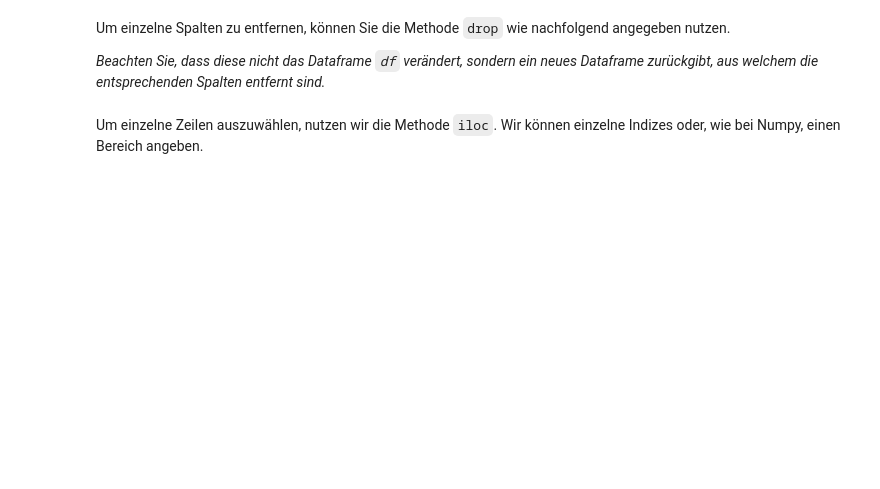
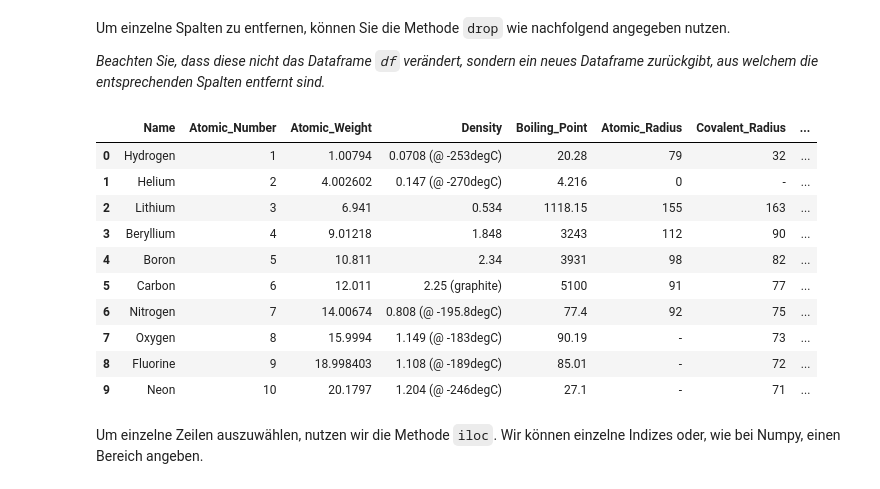
Before and after one commit to fflopsi/datenanalyse, a Jupyter notebook: exercises/12/Aufgabenblatt 12.ipynb, the cells around one changed output. Drawn from its saved outputs; the diff is of its cells as text; code cells hidden in the pictures; blank space fills up the shorter version.

```diff
--- a/exercises/12/Aufgabenblatt 12.ipynb
+++ b/exercises/12/Aufgabenblatt 12.ipynb
@@ -39,6 +77,19 @@ Um einzelne Spalten zu entfernen, können Sie die Methode `drop` wie nachfolgend
 *Beachten Sie, dass diese nicht das Dataframe `df` verändert, sondern ein neues Dataframe zurückgibt, aus welchem die entsprechenden Spalten entfernt sind.*
 # %%
 df_with_dropped_column = df.drop(["Symbol", "Melting_Point"], axis=1)
+df_with_dropped_column.head(10)
+# %% [output]
+|  | Name | Atomic_Number | Atomic_Weight | Density | Boiling_Point | Atomic_Radius | Covalent_Radius | ... |
+| 0 | Hydrogen | 1 | 1.00794 | 0.0708 (@ -253degC) | 20.28 | 79 | 32 | ... |
+| 1 | Helium | 2 | 4.002602 | 0.147 (@ -270degC) | 4.216 | 0 | - | ... |
+| 2 | Lithium | 3 | 6.941 | 0.534 | 1118.15 | 155 | 163 | ... |
+| 3 | Beryllium | 4 | 9.01218 | 1.848 | 3243 | 112 | 90 | ... |
+| 4 | Boron | 5 | 10.811 | 2.34 | 3931 | 98 | 82 | ... |
+| 5 | Carbon | 6 | 12.011 | 2.25 (graphite) | 5100 | 91 | 77 | ... |
+| 6 | Nitrogen | 7 | 14.00674 | 0.808 (@ -195.8degC) | 77.4 | 92 | 75 | ... |
+| 7 | Oxygen | 8 | 15.9994 | 1.149 (@ -183degC) | 90.19 | - | 73 | ... |
+| 8 | Fluorine | 9 | 18.998403 | 1.108 (@ -189degC) | 85.01 | - | 72 | ... |
+| 9 | Neon | 10 | 20.1797 | 1.204 (@ -246degC) | 27.1 | - | 71 | ... |
 # %% [markdown]
 Um einzelne Zeilen auszuwählen, nutzen wir die Methode `iloc`. Wir können einzelne Indizes oder, wie bei Numpy, einen Bereich angeben.
 # %%
```
Also changed, not shown: parts of 17 cells of this notebook.
